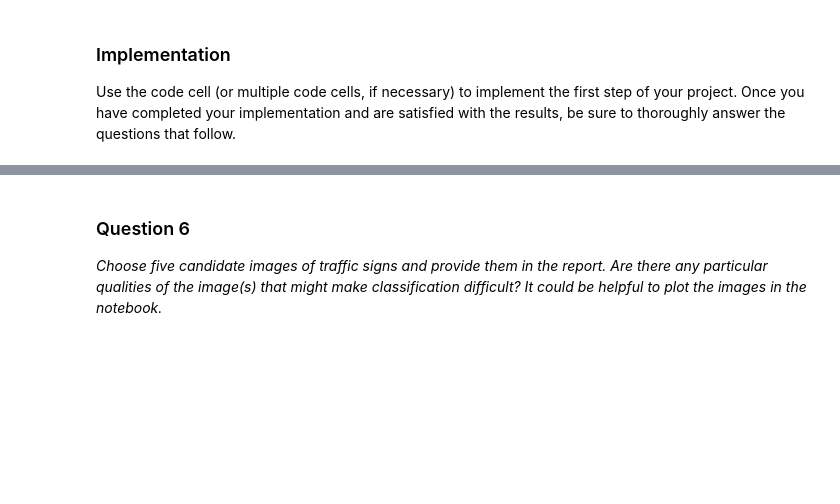
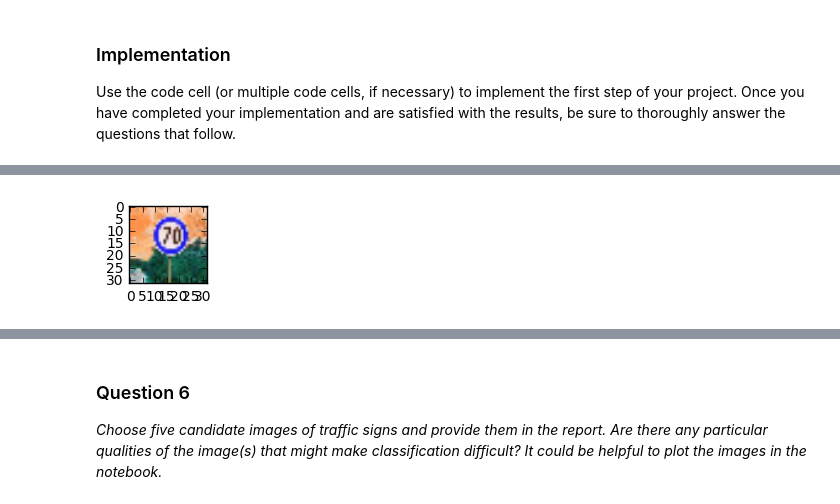
Before and after one commit to shuruiz/classify_traffic_sign, a Jupyter notebook: Traffic_Sign_Classifier.ipynb, the cells around one changed output, grey strips where cells are left out. Drawn from its saved outputs; the diff is of its cells as text; code cells hidden in the pictures; blank space fills up the shorter version.

Commit message:
visulized test pictures

```diff
--- a/Traffic_Sign_Classifier.ipynb
+++ b/Traffic_Sign_Classifier.ipynb
@@ -506,0 +471,85 @@ plt.imshow(visulize_image)
+# %%
+### Load the images and plot them here.
+### Feel free to use as many code cells as needed.
+import os
+import cv2
+_new=tf.placeholder(tf.float32,(None,32,32,3))
+image=[]
+
+#load test1.jpg
+fp1=os.getcwd()+'/test1.jpg'
+print(fp1)
+_image =cv2.imread(fp1)
+# cv2.imshow('img',_image)
+#_image=np.array(_image)
+_image = cv2.resize(_image, (32, 32))
+print(_image.shape)
+image.append(_image)
+
+#load pic2.jpg
+fp2=os.getcwd()+'/pic2.jpg'
+print(fp2)
+_image =cv2.imread(fp2)
+# cv2.imshow('img',_image)
+#_image=np.array(_image)
+_image = cv2.resize(_image, (32, 32))
+print(_image.shape)
+image.append(_image)
+
+#load test1.jpg
+fp3=os.getcwd()+'/pic3.jpg'
+print(fp3)
+_image =cv2.imread(fp3)
+# cv2.imshow('img',_image)
+#_image=np.array(_image)
+_image = cv2.resize(_image, (32, 32))
+print(_image.shape)
+image.append(_image)
+
+#load test1.jpg
+fp4=os.getcwd()+'/pic4.jpg'
+print(fp4)
+_image =cv2.imread(fp4)
+# cv2.imshow('img',_image)
+#_image=np.array(_image)
+_image = cv2.resize(_image, (32, 32))
+print(_image.shape)
+image.append(_image)
+
+#load test1.jpg
+fp5=os.getcwd()+'/pic5.jpg'
+print(fp5)
+_image =cv2.imread(fp5)
+# cv2.imshow('img',_image)
+#_image=np.array(_image)
+_image = cv2.resize(_image, (32, 32))
+print(_image.shape)
+image.append(_image)
+
+#load test1.jpg
+fp6=os.getcwd()+'/pic6.jpg'
+print(fp6)
+_image =cv2.imread(fp6)
+# cv2.imshow('img',_image)
+#_image=np.array(_image)
+_image = cv2.resize(_image, (32, 32))
+print(_image.shape)
+image.append(_image)
+
+image=np.array(image)
+for index in range(0,len(image)):
+    visulize_image= image[index].squeeze()
+
+    plt.figure(figsize=(1,1))
+    plt.imshow(visulize_image)
+# print(len(imagesTogether))
+# imagesTogetherNP=np.asarray(imagesTogether)
+# print(imagesTogetherNP.shape)
+
+
+# reader = tf.read_file(fp)
+# image = tf.image.decode_jpeg(reader,channels=3)
+# resized_image = tf.image.resize_images(image, (32,32))
+# plt.figure(figsize=(1,1))
+# plt.imshow(resized_image)
+# %% [output]
@@ -506,0 +568 @@ plt.imshow(visulize_image)
+[figure, added]
```
Also changed, not shown: parts of 4 cells of this notebook.
